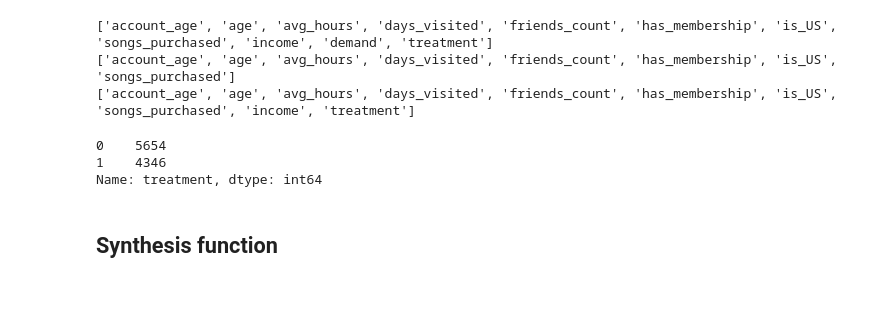
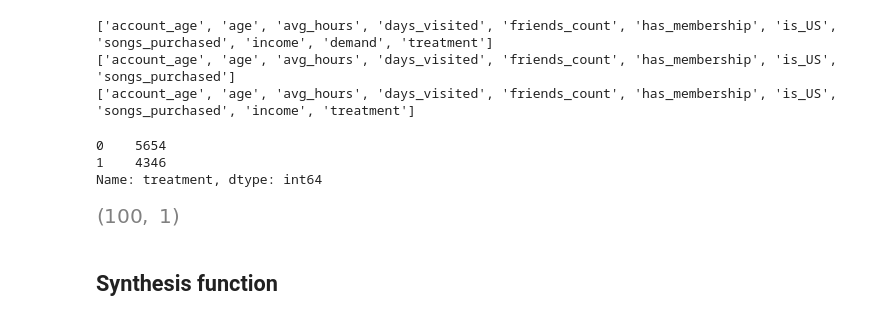
Before and after one commit to tridungduong16/InterpretableMachineLearning-ComprehensiveSurvey, a Jupyter notebook: Source Code/my_work/experiment/application/EconML_Purchase_Demand.ipynb, the cells around one changed output. Drawn from its saved outputs; the diff is of its cells as text; code cells hidden in the pictures; blank space fills up the shorter version.

```diff
--- a/Source Code/my_work/experiment/application/EconML_Purchase_Demand.ipynb
+++ b/Source Code/my_work/experiment/application/EconML_Purchase_Demand.ipynb
@@ -115,8 +124,12 @@ train_data.treatment.value_counts()
 Name: treatment, dtype: int64
 # %%
 # Get test data
-X_test = np.linspace(0, 5, 100).reshape(-1, 1)
+X_test = np.linspace(0, 5, train_data).reshape(-1, 1)
 X_test_data = pd.DataFrame(X_test, columns=["income"])
+# %%
+X_test_data.shape
+# %% [output]
+[figure, added]
 # %% [markdown]
 ## Synthesis function
 # %%
```
Also changed, not shown: parts of 17 cells of this notebook, 14 other files.
